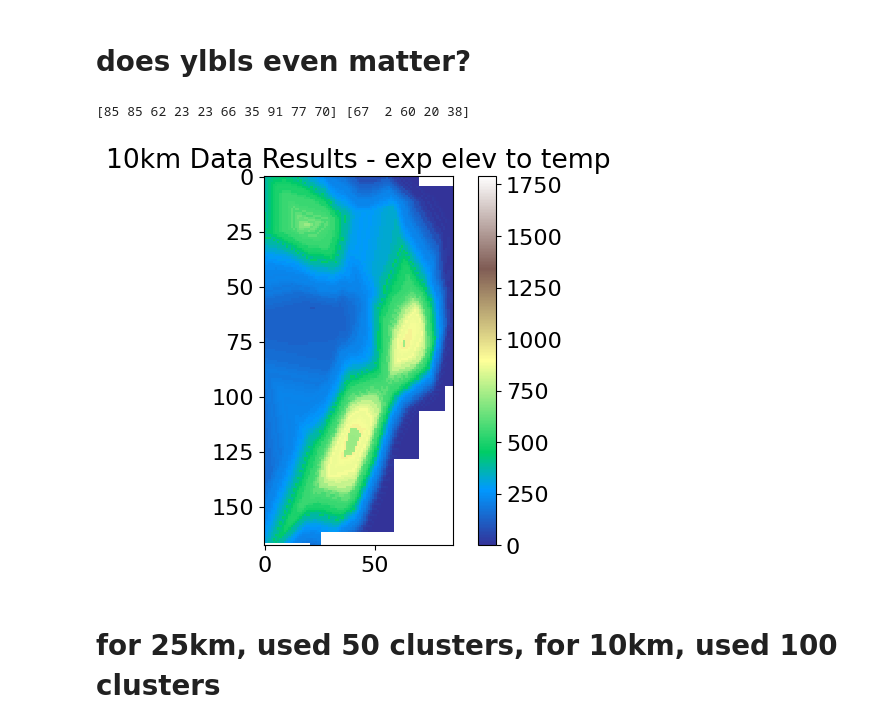
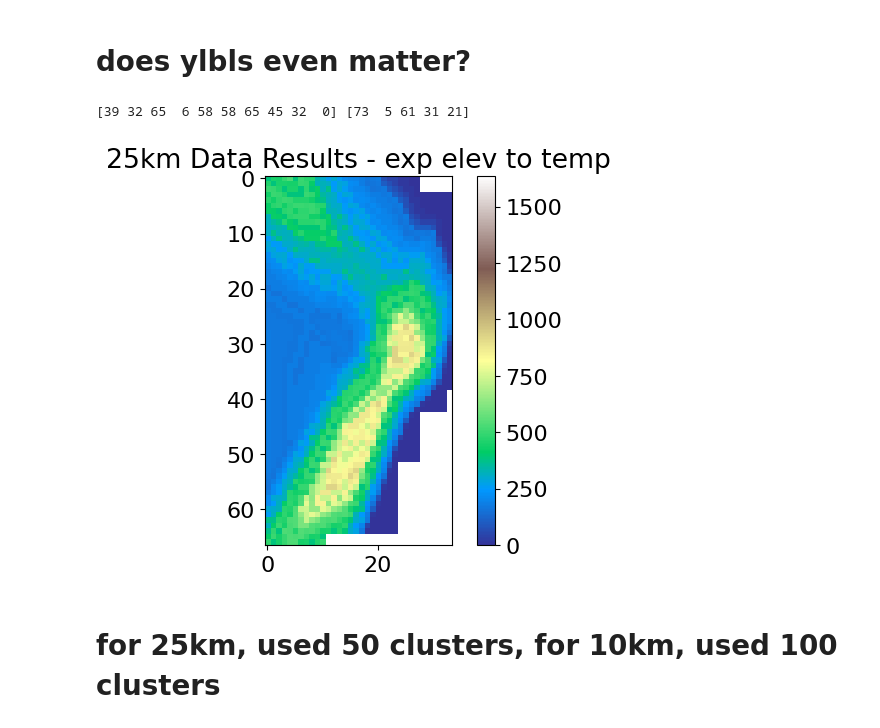
Before and after one commit to jyhong05/CFL_Research, a Jupyter notebook: altitude_extraction/run_cfl.ipynb, the cells around one changed output. Saved outputs shown, nothing was run; the diff lists cells and outputs as text; code cells hidden in the pictures.

```diff
--- a/altitude_extraction/run_cfl.ipynb
+++ b/altitude_extraction/run_cfl.ipynb
@@ -6,7 +6,7 @@ from cfl.visualization.basic_visualizations import visualize_macrostates
 from sklearn.preprocessing import StandardScaler
 from cfl_helpers import *
 # %%
-file = 'data/10km_data.csv'
+file = 'data/25km_data.csv'
 
 data = pd.read_csv(file)
 Xraw = np.array(data[['lat', 'long']])
@@ -150,11 +150,11 @@ xlbls = results['CauseClusterer']['x_lbls']
 print(xlbls[:10], xlbls[-5:])
 # print(ylbls[:10], ylbls[-5:])
 # %% [output]
-[85 85 62 23 23 66 35 91 77 70] [67  2 60 20 38]
+[39 32 65  6 58 58 65 45 32  0] [73  5 61 31 21]
 # %%
-reconstruct_alts = reconstruct_groups(data, xlbls, title='10km Data Results - exp elev to temp')
+reconstruct_alts = reconstruct_groups(data, xlbls, title='25km Data Results - exp elev to temp')
 # %% [output]
-[figure, old version]
+[figure, new version]
 # %% [markdown]
 # for 25km, used 50 clusters, for 10km, used 100 clusters
 # %% [markdown]
```
Also changed, not shown: parts of 6 cells of this notebook, 15 other files.
